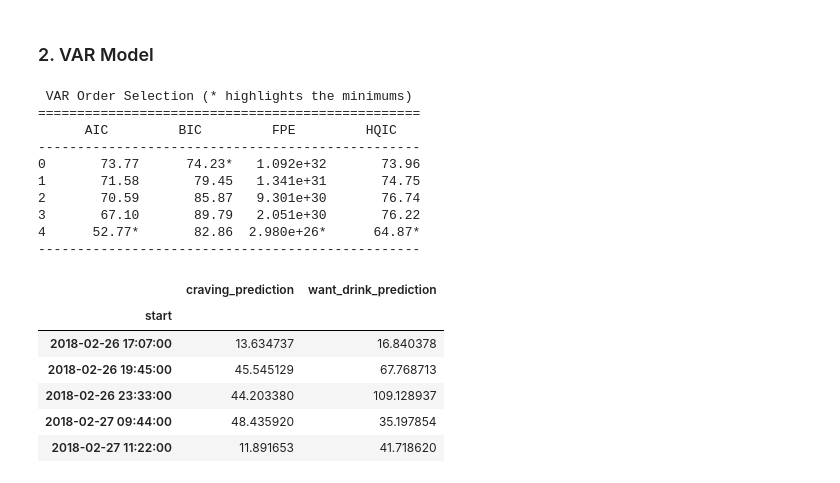
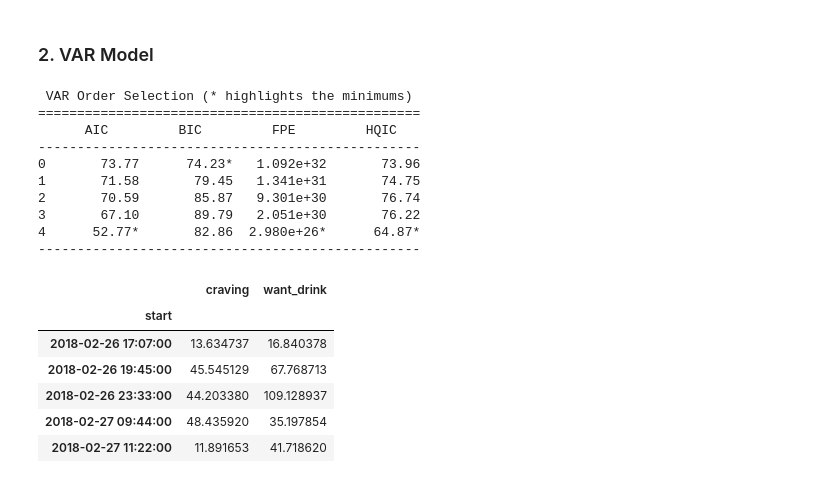
Before and after one commit to RoscaAlex00/DLTimeSeries, a Jupyter notebook: linear_nb.ipynb, the cells around one changed output. Saved outputs shown, nothing was run; the diff lists cells and outputs as text; code cells hidden in the pictures.

```diff
--- a/linear_nb.ipynb
+++ b/linear_nb.ipynb
@@ -136,32 +136,32 @@ All stationary: True
 # %%
 # Fit Vector Autoregression Model (VAR)
 model = VAR(df_train)
 x = model.select_order(maxlags=4)
 print(x.summary())
 
 model = model.fit(x.aic)
 forecast = model.forecast(y=df_train.values[-x.aic:], steps=df_test.shape[0])
 df_forecast = pd.DataFrame(forecast, index=first_patient.index[-df_test.shape[0]:], columns=first_patient.columns)
 
 if differences == 1:
     for col in df_forecast.columns:
-        df_forecast[col + '_prediction'] = revert_diff(df_forecast[col], first_patient[col].iloc[-observations - 1])
+        df_forecast[col] = revert_diff(df_forecast[col], first_patient[col].iloc[-observations - 1])
 
-df_forecast = df_forecast.loc[:, ['craving_prediction', 'want_drink_prediction']]
+df_forecast = df_forecast.loc[:, ['craving', 'want_drink']]
 
 df_forecast.head()
 # %% [output]
  VAR Order Selection (* highlights the minimums)
 =================================================
       AIC         BIC         FPE         HQIC
 -------------------------------------------------
 0       73.77      74.23*   1.092e+32       73.96
 1       71.58       79.45   1.341e+31       74.75
 2       70.59       85.87   9.301e+30       76.74
 3       67.10       89.79   2.051e+30       76.22
 4      52.77*       82.86  2.980e+26*      64.87*
 -------------------------------------------------
-|  | craving_prediction | want_drink_prediction |
+|  | craving | want_drink |
 | start |  |  |
 | 2018-02-26 17:07:00 | 13.634737 | 16.840378 |
 | 2018-02-26 19:45:00 | 45.545129 | 67.768713 |
```
Also changed, not shown: parts of 4 cells of this notebook.
